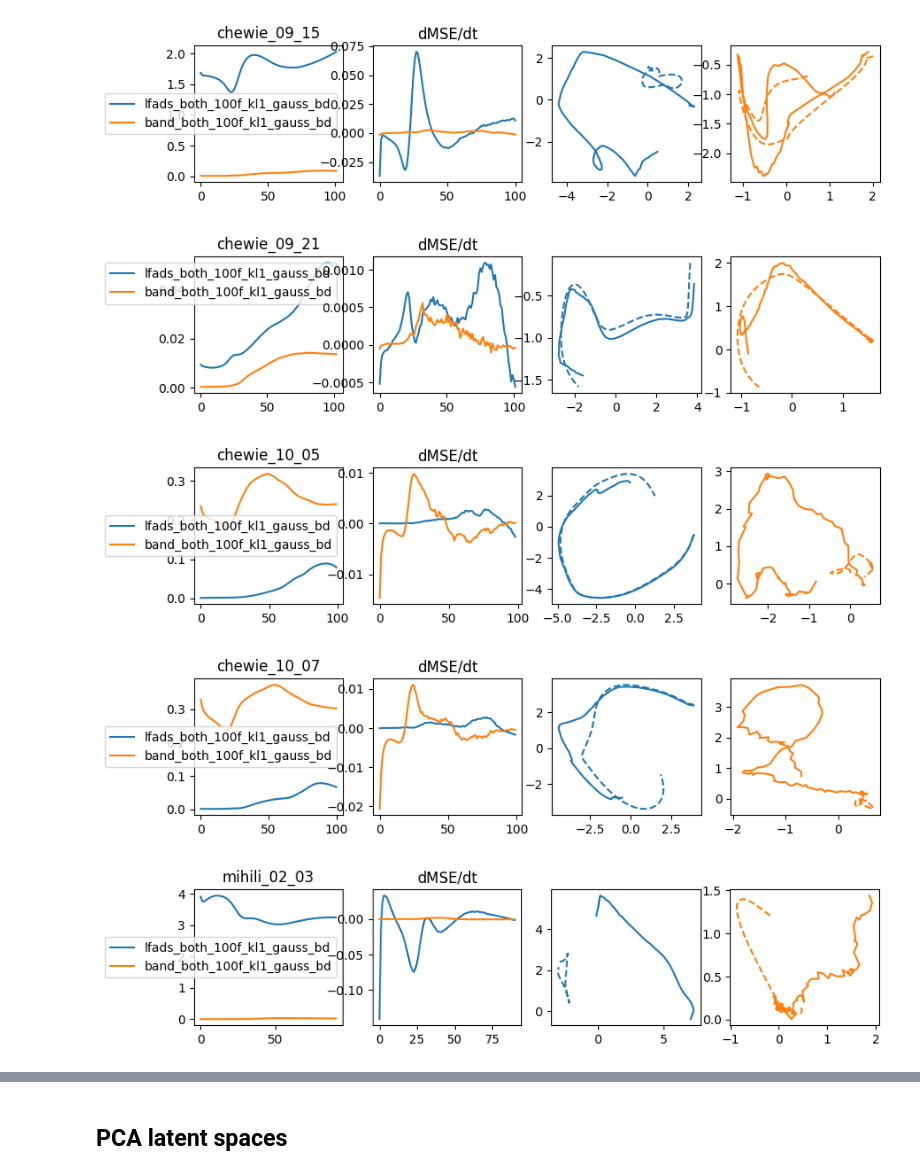
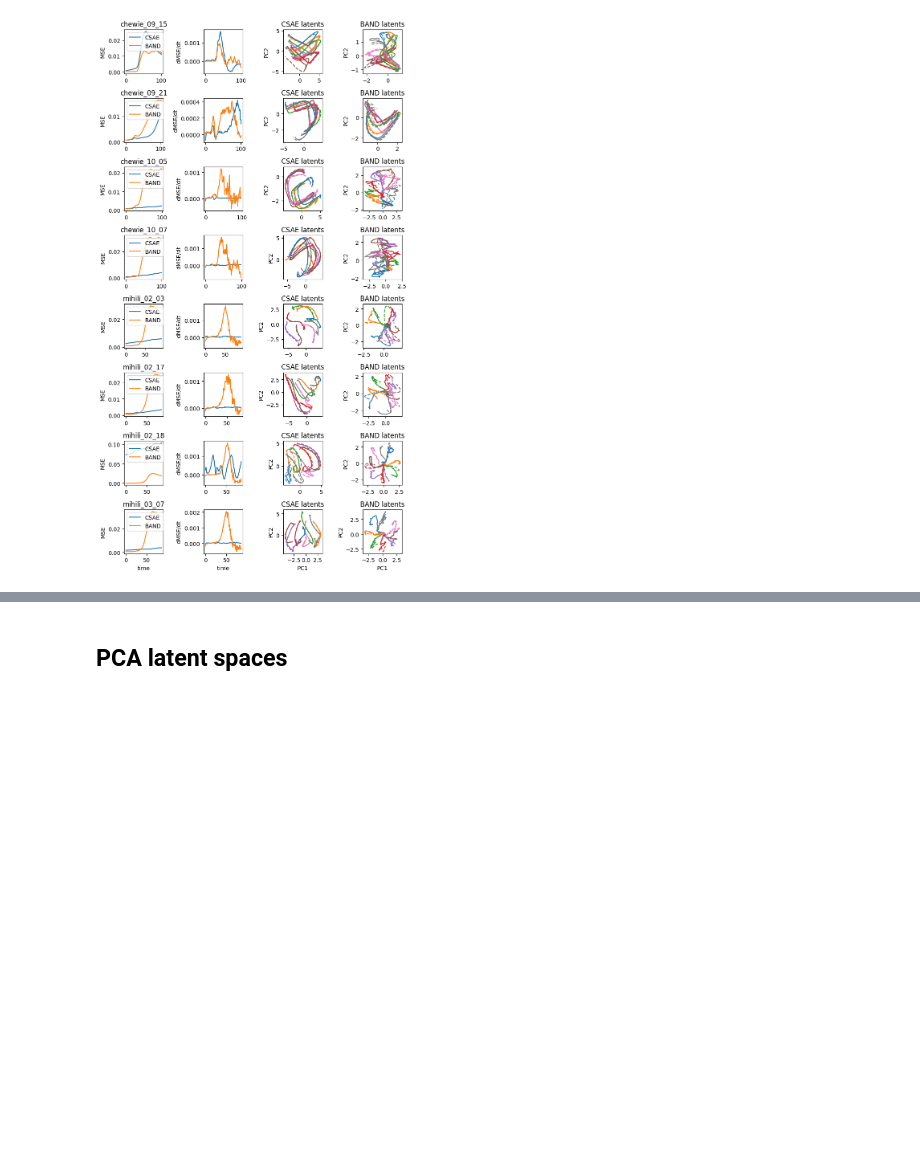
Before and after one commit to NinelK/BAND-torch, a Jupyter notebook: notebooks/paper/Fig5a_across_animals.ipynb, the cells around one changed output, grey strips where cells are left out. Cells and saved outputs as stored; diff of their text form; code cells hidden in the pictures; blank space fills up the shorter version.

Commit message:
publication-ready NPG figures

```diff
--- a/notebooks/paper/Fig5a_across_animals.ipynb
+++ b/notebooks/paper/Fig5a_across_animals.ipynb
@@ -32,7 +32,7 @@ bin_size_ms = 10
 
 N_FOLDS = 5
 # %%
-dataset_dests = [f"/disk/scratch2/nkudryas/BAND-torch/runs/pbt-band-paper-slurm/{dataset_name}" for dataset_name in dataset_names]
+dataset_dests = [f"/disk/scratch/nkudryas/BAND-torch/runs/pbt-causal-go/{dataset_name}" for dataset_name in dataset_names]
 
 fac_dim, co_dim = 100,4
 bw = 0.1
@@ -84,38 +84,72 @@ model_dests
+# %%
+from plot_helpers import get_random_trials2plot
+
+def get_target_ids(true_target_direction):
+    ''' substitute direction elements with ids '''
+    uniq_dirs = np.unique(true_target_direction)
+    true_label = np.array([np.where(uniq_dirs==t)[0][0] for t in true_target_direction])
+    return true_label
 # %%
 
-for model_dest_pair in model_dests:
-    fig, axes = plt.subplots(1,4,figsize=(10,2))
+fig, all_axes = plt.subplots(8,4,figsize=(8,14))
+
+for j,model_dest_pair in enumerate(model_dests):
+
+    axes = all_axes[j]
+
     for i,model_dest in enumerate(model_dest_pair):
 
         data_path = os.path.join(model_dest,'best_model',f'lfads_output_go.h5')
         with h5py.File(data_path) as f:
+            # print(f.keys())
+            train_factors = f["train_factors"][:]
             factors = f["valid_factors"][:]
+            target_dir = f["valid_target_direction"][:]
+            epochs = f["valid_epoch"][:]
             ic = f['valid_gen_init'][:]
-        data_path = os.path.join(model_dest,'best_model',f'lfads_ablated_output_go.h5')
+        data_path = os.path.join(model_dest,'best_model',f'lfads_W_ablated_output_go.h5')
         with h5py.File(data_path) as f:
             factors_noci = f["valid_factors"][:]
 
+        dir_index = get_target_ids(target_dir)
+        t2p = get_random_trials2plot(dir_index, epochs.astype('int'), 1)
 
         factors_diff = ((factors - factors_noci)**2).mean(0).mean(-1)
-        axes[0].plot(factors_diff,label = model_dest.split('/')[-1],c=f'C{i}')
+        # factors_diff /= factors_diff.std()
+        model_name = model_dest.split('/')[-1].split('_')[0]
+        if model_name == 'band':
+            model_name = 'BAND'
+        elif model_name == 'lfads':
+            model_name = 'CSAE'
+        else:
+            raise ValueError(f'Unknown model name {model_name}')
+        axes[0].plot(factors_diff,label = model_name,c=f'C{i}')
         axes[0].set_title(model_dest.split('/')[-2])
+        axes[0].set_ylabel('MSE')
 
         axes[1].plot(np.diff(factors_diff),c=f'C{i}')
-        axes[1].set_title('dMSE/dt')
+        axes[1].set_ylabel('dMSE/dt')
 
         pca = PCA(n_components=2)
-        pca.fit(factors.reshape(-1,factors.shape[-1]))
+        pca.fit(train_factors.reshape(-1,factors.shape[-1]))
         latents_full_pca = pca.transform(factors.reshape(-1,factors.shape[-1])).reshape(*factors.shape[:2],-1)
         latents_noci_pca = pca.transform(factors_noci.reshape(-1,factors_noci.shape[-1])).reshape(*factors.shape[:2],-1)
-        axes[2+i].plot(*latents_full_pca[1].T,linestyle='solid',c=f'C{i}')
-        axes[2+i].plot(*latents_noci_pca[1].T,linestyle='dashed',c=f'C{i}')
 
-    axes[0].legend()
-    plt.show()
-    plt.close()
+        for t in np.where(t2p)[0]:
+            axes[2+i].plot(*latents_full_pca[t].T,linestyle='solid',c=f'C{dir_index[t]}')
+            axes[2+i].plot(*latents_noci_pca[t].T,linestyle='dashed',c=f'C{dir_index[t]}')
+
+        axes[2+i].set_title(f'{model_name} latents')
+        axes[2+i].set_ylabel('PC2')
+
+        if j==7:
+            axes[0].set_xlabel('time')
+            axes[1].set_xlabel('time')
+            axes[2+i].set_xlabel('PC1')
+
+    axes[0].legend(loc='upper left')
+
+plt.tight_layout()
+plt.savefig('figs/latent_divergence.pdf')
 # %% [output]
-[figure, old version]
+[figure, new version]
-[figure, removed]
-[figure, removed]
-[figure, removed]
-[figure, removed]
```
Also changed, not shown: parts of 4 cells of this notebook, 11 other files.
